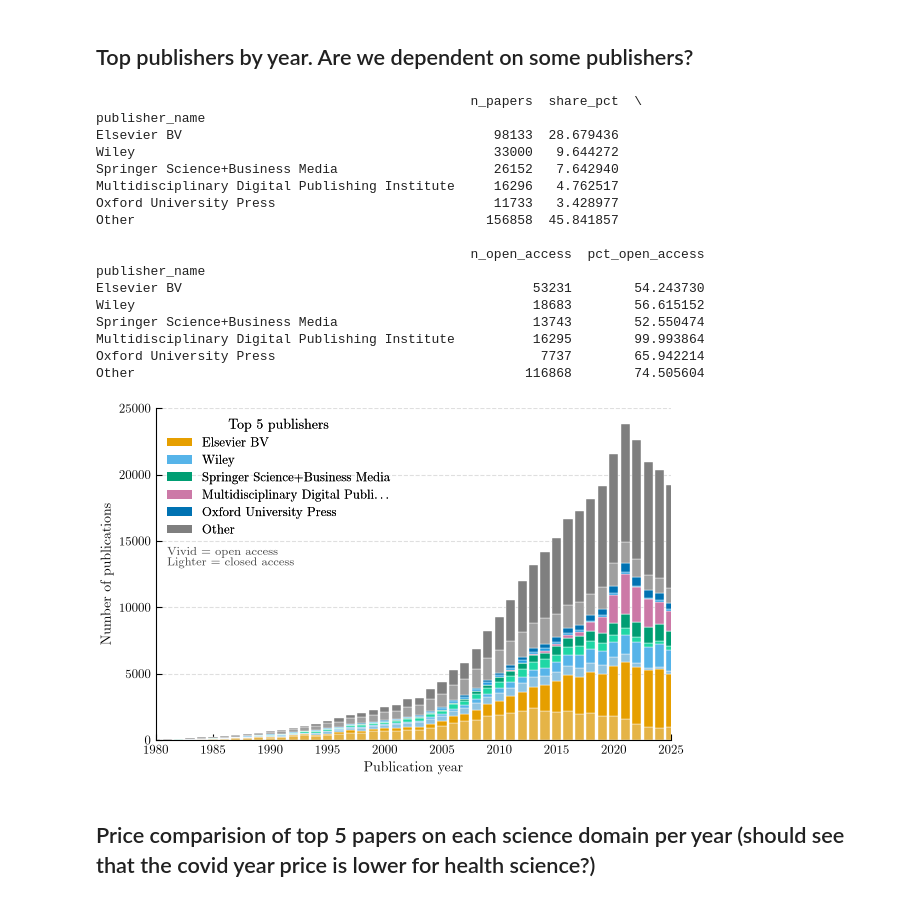
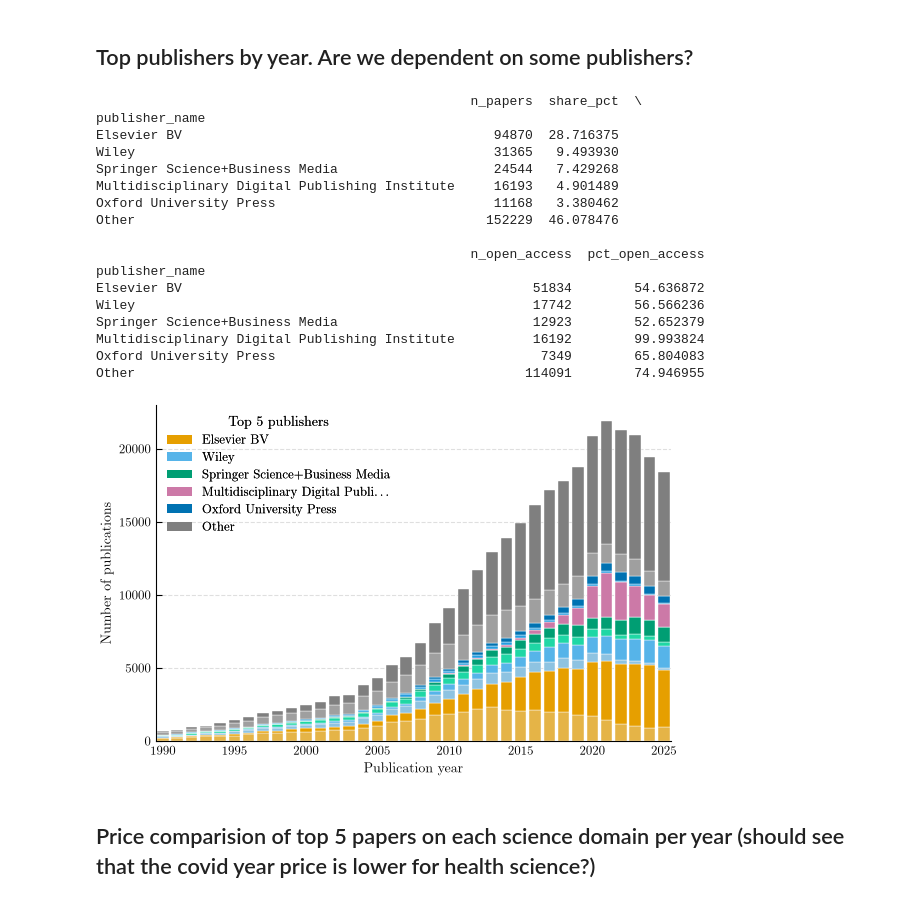
Before and after one commit to AdriRed/science-squared-avbd, a Jupyter notebook: notebooks/04_adri_apc_plots.ipynb, the cells around one changed output. Saved outputs shown, nothing was run; the diff lists cells and outputs as text; code cells hidden in the pictures.

```diff
--- a/notebooks/04_adri_apc_plots.ipynb
+++ b/notebooks/04_adri_apc_plots.ipynb
@@ -107,8 +107,9 @@ def plot_open_vs_closed_by_year(
     return fig, ax
 
 
-fig, ax = plot_open_vs_closed_by_year(df, min_year=1980, max_year=2025, figsize=(6, 4))
-ax.set_xlim(1980, 2026)
+fig, ax = plot_open_vs_closed_by_year(df, min_year=1990, max_year=2025, figsize=(6, 4))
+# ax.set_yscale('log')
+ax.set_xlim(1989.5, 2026)
 fig.savefig(FIGS / "open_vs_closed_by_year.pdf", bbox_inches="tight")
 fig.savefig(FIGS / "open_vs_closed_by_year.png", bbox_inches="tight")
 plt.show()
@@ -276,48 +531,48 @@ def plot_top_publishers_by_year(
         rest = totals.iloc[top_n:]
         if not rest.empty:
             other_total = int(rest.sum())
             other_oa = int(data.loc[
                 (~data[aggregation_column].isin(top_pubs)) & (data[oa_column])
             ].shape[0])
             summary.loc["Other"] = [
                 other_total,
                 100 * other_total / total_papers,
                 other_oa,
                 100 * other_oa / other_total,
             ]
 
     return fig, ax, summary
 
 
 # --- Usage (same signature as before) ---------------------------------------
 fig, ax, summary = plot_top_publishers_by_year(
-    df, top_n=5, min_year=1980, figsize=(6, 4),
+    df, top_n=5, min_year=1990, figsize=(6, 4),
     aggregation_column="publisher_name",
 )
-ax.set_xlim(1980, 2025)
+ax.set_xlim(1989.5, 2025.5)
 fig.savefig(FIGS / "top5_publishers_by_year.pdf", bbox_inches="tight")
 fig.savefig(FIGS / "top5_publishers_by_year.png", bbox_inches="tight")
 print(summary)
 plt.show()
 # %% [output]
                                                 n_papers  share_pct  \
 publisher_name
-Elsevier BV                                        98133  28.679436
-Wiley                                              33000   9.644272
-Springer Science+Business Media                    26152   7.642940
-Multidisciplinary Digital Publishing Institute     16296   4.762517
-Oxford University Press                            11733   3.428977
-Other                                             156858  45.841857
+Elsevier BV                                        94870  28.716375
+Wiley                                              31365   9.493930
+Springer Science+Business Media                    24544   7.429268
+Multidisciplinary Digital Publishing Institute     16193   4.901489
+Oxford University Press                            11168   3.380462
+Other                                             152229  46.078476
 
                                                 n_open_access  pct_open_access
 publisher_name
-Elsevier BV                                             53231        54.243730
-Wiley                                                   18683        56.615152
-Springer Science+Business Media                         13743        52.550474
-Multidisciplinary Digital Publishing Institute          16295        99.993864
-Oxford University Press                                  7737        65.942214
-Other                                                  116868        74.505604
+Elsevier BV                                             51834        54.636872
+Wiley                                                   17742        56.566236
+Springer Science+Business Media                         12923        52.652379
+Multidisciplinary Digital Publishing Institute          16192        99.993824
+Oxford University Press                                  7349        65.804083
+Other                                                  114091        74.946955
-[figure, old version]
+[figure, new version]
 # %% [markdown]
 ## Price comparision of top 5 papers on each science domain per year (should see that the covid year price is lower for health science?)
 # %%
```
Also changed, not shown: parts of 4 cells of this notebook, 45 other files.
